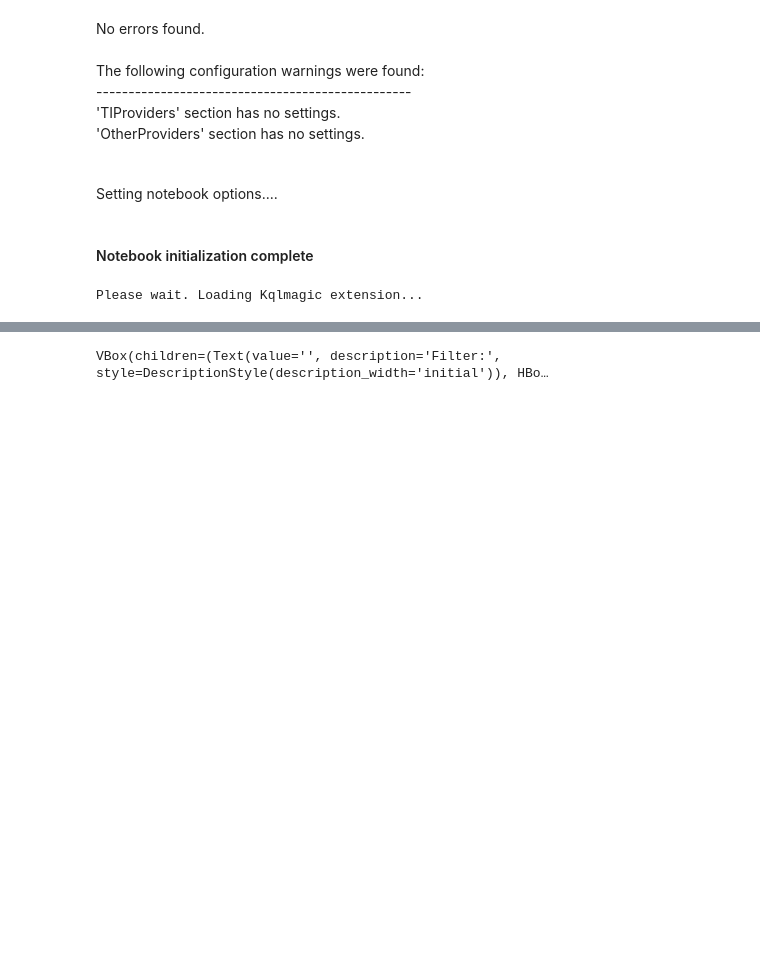
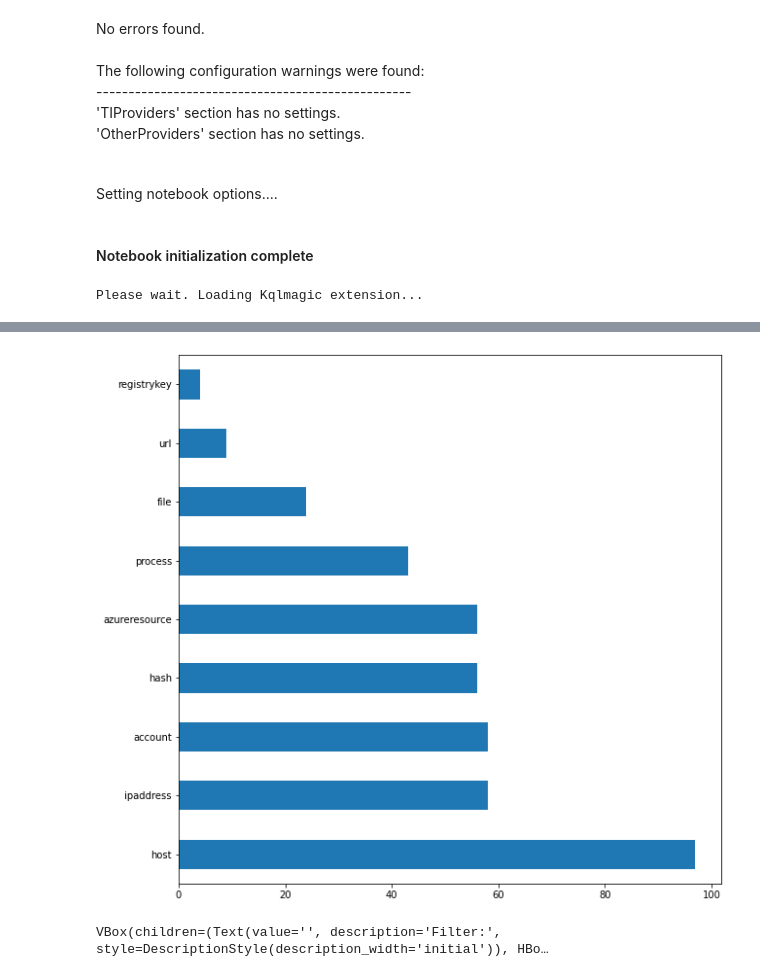
Before and after one commit to microsoft/ASDET, a Jupyter notebook: notebooks/identification/sample_notebook.ipynb, the cells around one changed output, grey strips where cells are left out. Drawn from its saved outputs; the diff is of its cells as text; code cells hidden in the pictures; blank space fills up the shorter version.

Commit message:
Visualizations

```diff
--- a/notebooks/identification/sample_notebook.ipynb
+++ b/notebooks/identification/sample_notebook.ipynb
@@ -37,0 +38,4 @@ e = eid.EntityIdentifier(qry_prov)
+# %%
+e.show_entity_dist()
+# %% [output]
+[figure, added]
```
Also changed, not shown: parts of 14 cells of this notebook, 1 other file.
